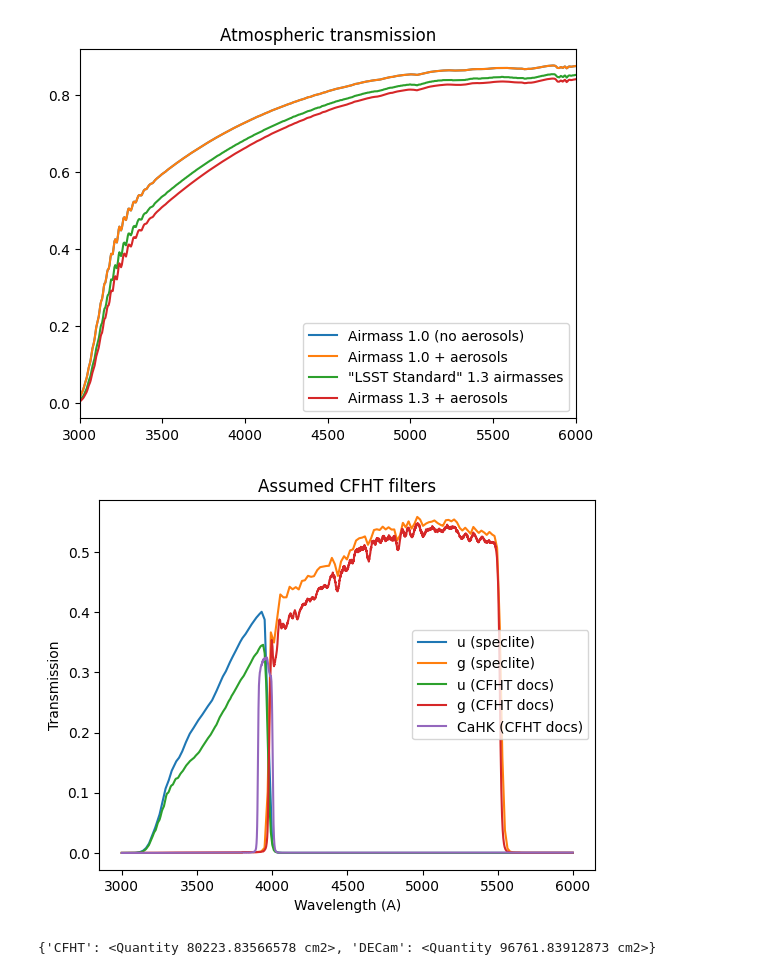
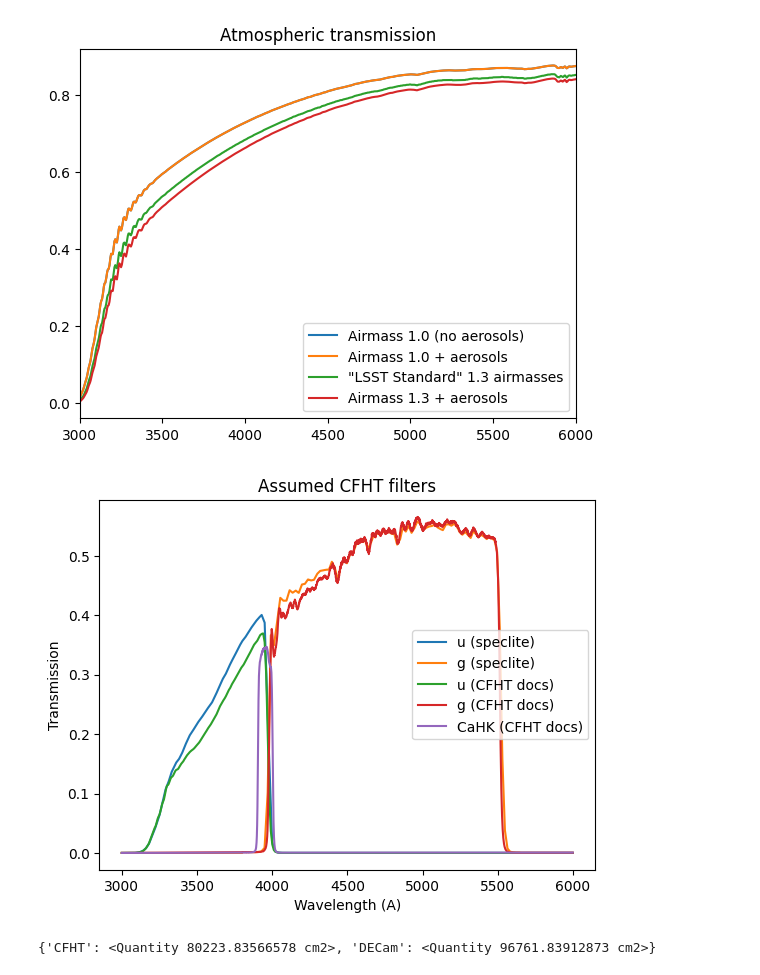
Before and after one commit to dstndstn/cfht-etc, a Jupyter notebook: cfht-exptime.ipynb, the cells around one changed output. Drawn from its saved outputs; the diff is of its cells as text; code cells hidden in the pictures.

```diff
--- a/cfht-exptime.ipynb
+++ b/cfht-exptime.ipynb
@@ -320,25 +320,27 @@ plt.legend();
 # %%
 cfht_filters = speclite.filters.load_filters('cfht_megacam-u', 'cfht_megacam-g')
 
 # Note that the speclite version includes 1.25 Airmasses of atmospheric attenuation.
 
-cfht_atm = atm
+#cfht_atm = atm
+# Let's use the 1.0 airmass version!
+cfht_atm = atm10
 
 atmo = cfht_atm(sky_wave)
 thru = cfht_thru(sky_wave)
 #speclite.filters.plot_filters(cfht_filters)
 plt.plot(sky_wave, cfht_filters[0].interpolator(sky_wave), label='u (speclite)');
 plt.plot(sky_wave, cfht_filters[1].interpolator(sky_wave), label='g (speclite)');
 plt.plot(sky_wave, thru * cfht_u_filt(sky_wave)    * atmo, label='u (CFHT docs)');
 plt.plot(sky_wave, thru * cfht_g_filt(sky_wave)    * atmo, label='g (CFHT docs)');
 plt.plot(sky_wave, thru * cfht_cahk_filt(sky_wave) * atmo, label='CaHK (CFHT docs)');
 
 plt.xlabel('Wavelength (A)')
 plt.ylabel('Transmission')
 plt.title('Assumed CFHT filters')
 plt.legend();
 # %% [output]
-[figure, old version]
+[figure, new version]
 # %%
 combos = []
 
```
Also changed, not shown: parts of 11 cells of this notebook.
